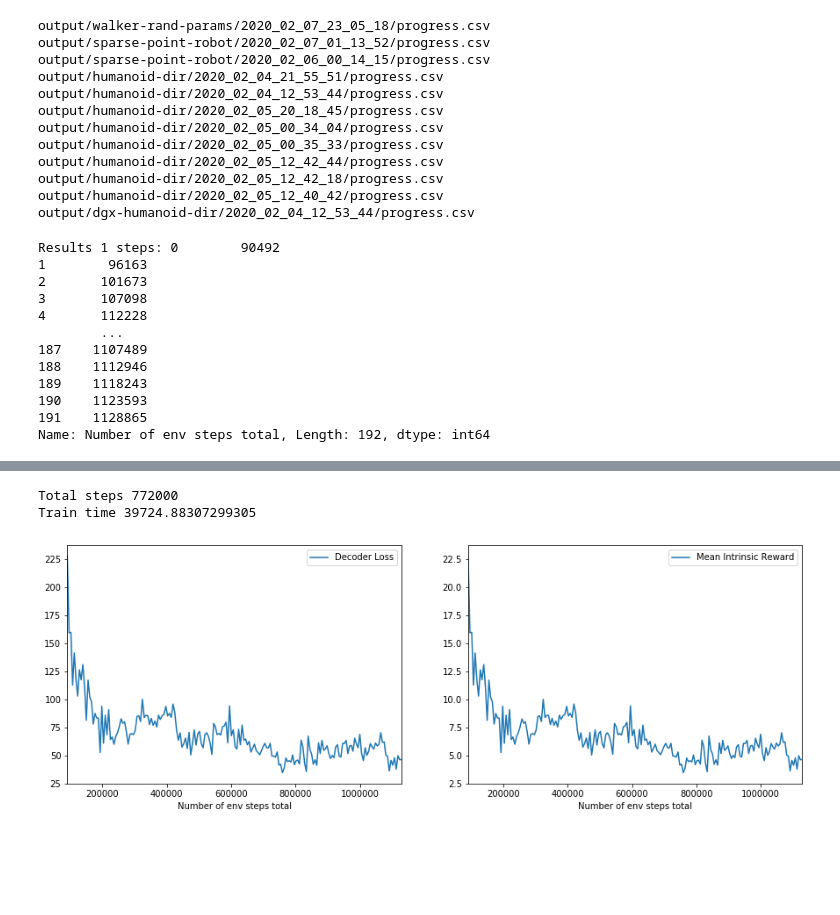
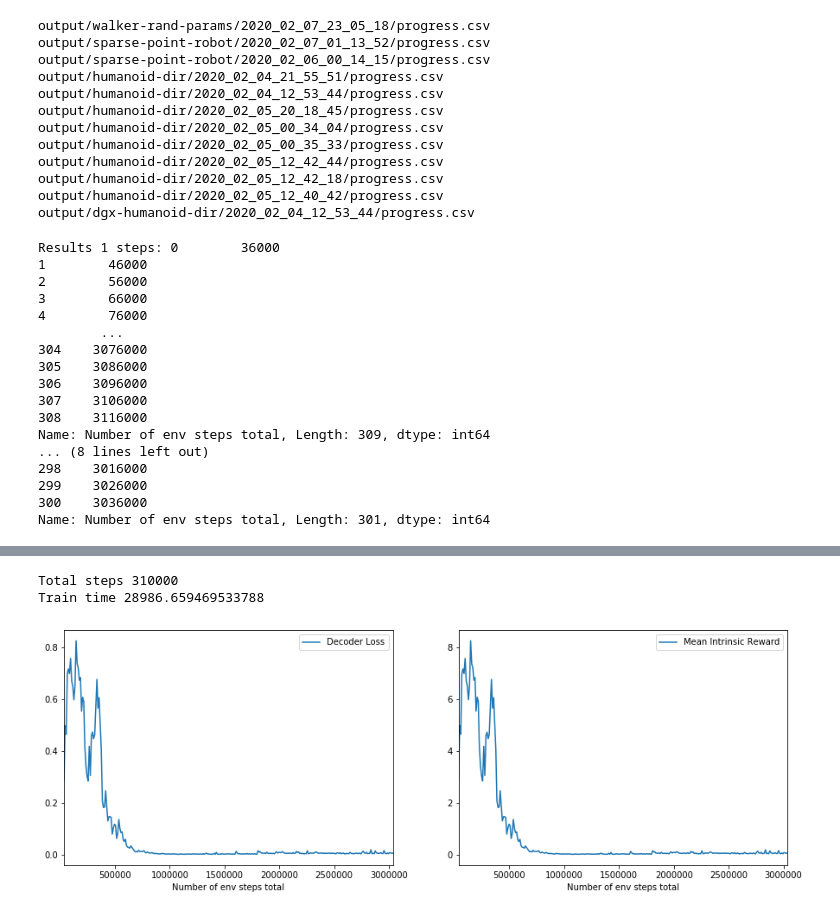
Before and after one commit to bryanlincoln/oyster, a Jupyter notebook: visualize.ipynb, the cells around one changed output, grey strips where cells are left out. Cells and saved outputs as stored; diff of their text form; code cells hidden in the pictures; blank space fills up the shorter version.

```diff
--- a/visualize.ipynb
+++ b/visualize.ipynb
@@ -40,24 +42,34 @@ output/humanoid-dir/2020_02_05_12_42_18/progress.csv
 output/humanoid-dir/2020_02_05_12_40_42/progress.csv
 output/dgx-humanoid-dir/2020_02_04_12_53_44/progress.csv
 # %%
-labels = ['Intrinsic', 'PEARL']
-results1 = pd.read_csv(progresses[0], skiprows=[1])
-results2 = None # pd.read_csv(progresses[0], skiprows=[1])
+labels = ['PEARL', 'PEARL']
+results1 = pd.read_csv(progresses[1], skiprows=[1])
+results2 = pd.read_csv(progresses[2], skiprows=[1])
+
+if 'Mean Intrinsic Reward' in results1.columns:
+    labels[0] = 'Intrinsic'
 
 print('Results 1 steps:', results1['Number of env steps total'])
-if results2:
+if results2 is not None:
     print('Results 2 steps:', results2['Number of env steps total'])
+    if 'Mean Intrinsic Reward' in results2.columns:
+        labels[0] = 'Intrinsic'
 # %% [output]
-Results 1 steps: 0        90492
-1        96163
-2       101673
-3       107098
-4       112228
+Results 1 steps: 0        36000
+1        46000
+2        56000
+3        66000
+4        76000
         ...
-187    1107489
-188    1112946
-189    1118243
-190    1123593
-191    1128865
-Name: Number of env steps total, Length: 192, dtype: int64
+304    3076000
+305    3086000
+306    3096000
+307    3106000
+308    3116000
+Name: Number of env steps total, Length: 309, dtype: int64
+... (8 lines left out)
+298    3016000
+299    3026000
+300    3036000
+Name: Number of env steps total, Length: 301, dtype: int64
 # %%
@@ -82,20 +94,20 @@ Index(['Z mean train', 'Z variance train', 'KL Divergence', 'KL Loss',
 print('Total steps', results1['Number of train steps total'][len(results1['Number of train steps total']) - 1])
 print('Train time', results1['Total Train Time (s)'][len(results1['Total Train Time (s)']) - 1])
 # %% [output]
-Total steps 772000
-Train time 39724.88307299305
+Total steps 310000
+Train time 28986.659469533788
 # %%
 if ('Decoder Loss' in results1.columns and 'Mean Intrinsic Reward' in results1.columns) or \
-    (results2 and 'Decoder Loss' in results2.columns and 'Mean Intrinsic Reward' in results2.columns):
+    (results2 is not None and 'Decoder Loss' in results2.columns and 'Mean Intrinsic Reward' in results2.columns):
     fig, axs = plt.subplots(1, 2)
 if 'Decoder Loss' in results1.columns and 'Mean Intrinsic Reward' in results1.columns:
     results1.plot.line(x='Number of env steps total', y='Decoder Loss', ax=axs[0], figsize=(15, 5))
     results1.plot.line(x='Number of env steps total', y='Mean Intrinsic Reward', ax=axs[1])
-if results2 and 'Decoder Loss' in results2.columns and 'Mean Intrinsic Reward' in results2.columns:
+if results2 is not None and 'Decoder Loss' in results2.columns and 'Mean Intrinsic Reward' in results2.columns:
     results2.plot.line(x='Number of env steps total', y='Decoder Loss', ax=axs[0], figsize=(15, 5))
     results2.plot.line(x='Number of env steps total', y='Mean Intrinsic Reward', ax=axs[1])
 # %% [output]
-[figure, old version]
+[figure, new version]
 # %%
 plott([results1, results2], ['Policy Loss', 'VF Loss', 'QF Loss', 'KL Loss'], labels)
 # %% [output]
```
Also changed, not shown: parts of 7 cells of this notebook, 3 other files.
